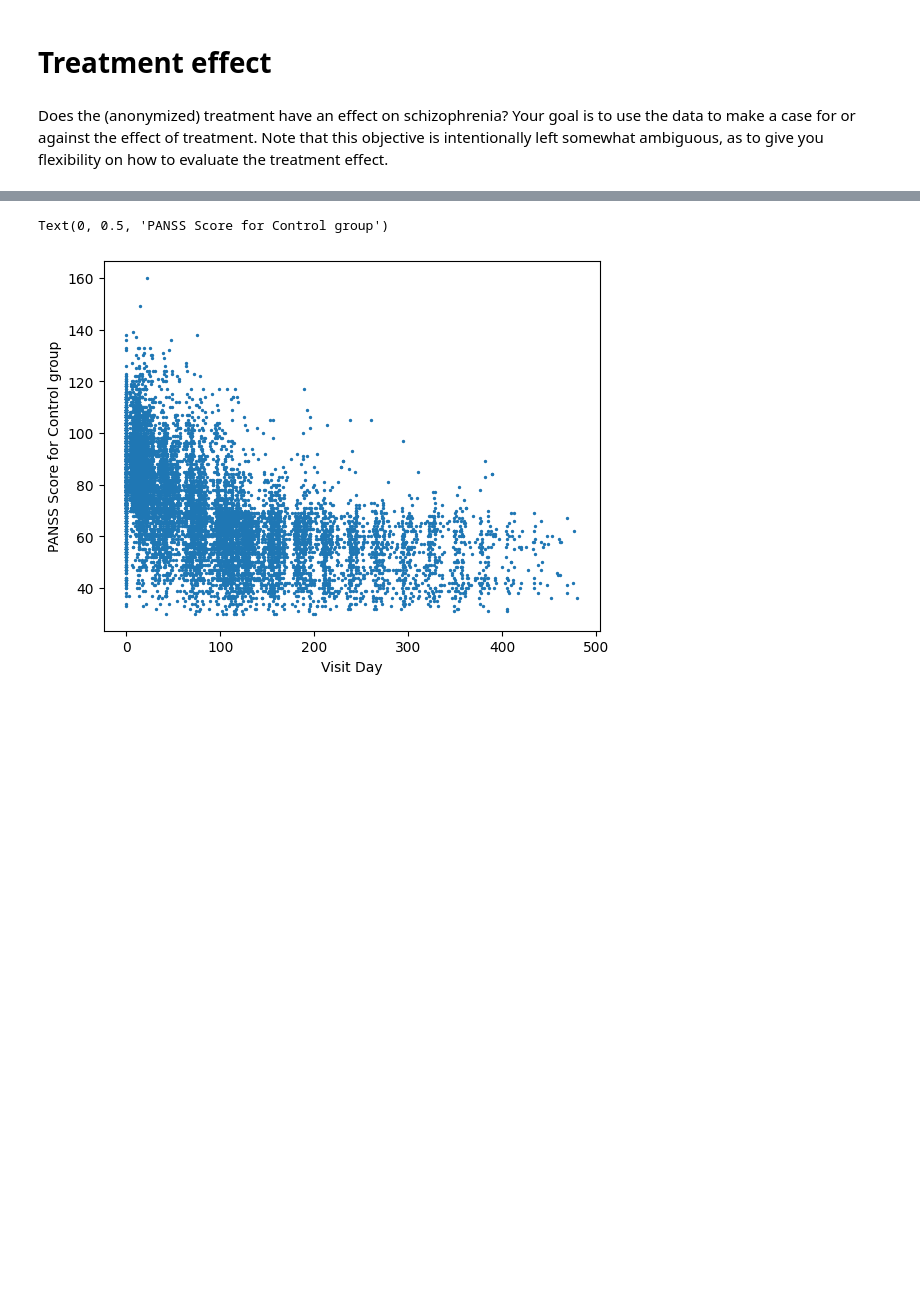
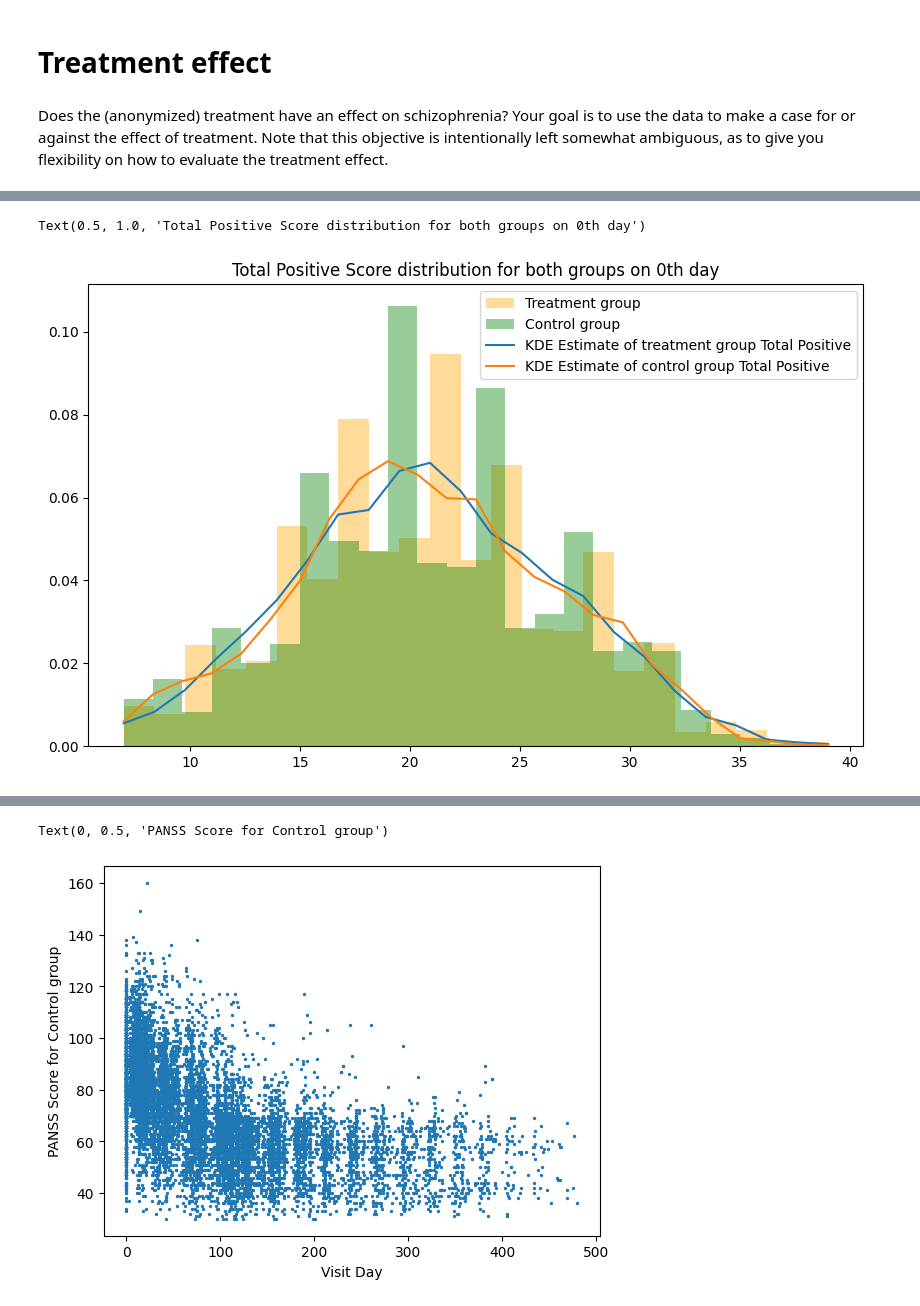
Before and after one commit to devulapallisai/dsa-project, a Jupyter notebook: Scripts/Treatment_effect_evaluation.ipynb, the cells around one changed output, grey strips where cells are left out. Cells and saved outputs as stored; diff of their text form; code cells hidden in the pictures; blank space fills up the shorter version.

```diff
--- a/Scripts/Treatment_effect_evaluation.ipynb
+++ b/Scripts/Treatment_effect_evaluation.ipynb
@@ -47,0 +203,19 @@ all_studies_treatment = all_studies[all_studies["TxGroup"]!="Control"]
+# %%
+panss_treatment_0 = np.array(all_studies_treatment_initial["P_total"]).reshape(-1, 1)
+panss_control_0 = np.array(all_studies_control_initial["P_total"]).reshape(-1, 1)
+
+plt.figure(figsize=(10,6))
+n, x, _ = plt.hist(all_studies_treatment_initial["P_total"],bins=freedman(all_studies_treatment_initial["P_total"]),\
+        label='Treatment group',color='orange',density=True,alpha=0.4)
+n, y, _ = plt.hist(all_studies_control_initial["P_total"],bins=freedman(all_studies_control_initial["P_total"]),\
+         label='Control group',color='green',density=True,alpha=0.4)
+
+kde_treatment = kde_estimate(x.reshape(-1,1),panss_treatment_0)
+kde_control = kde_estimate(y.reshape(-1,1),panss_control_0)
+plt.plot(x,kde_treatment,label='KDE Estimate of treatment group Total Positive')
+plt.plot(y,kde_control,label='KDE Estimate of control group Total Positive')
+plt.legend()
+plt.title("Total Positive Score distribution for both groups on 0th day")
+# %% [output]
+Text(0.5, 1.0, 'Total Positive Score distribution for both groups on 0th day')
+[figure, added]
```
Also changed, not shown: parts of 35 cells of this notebook, 1 other file.
